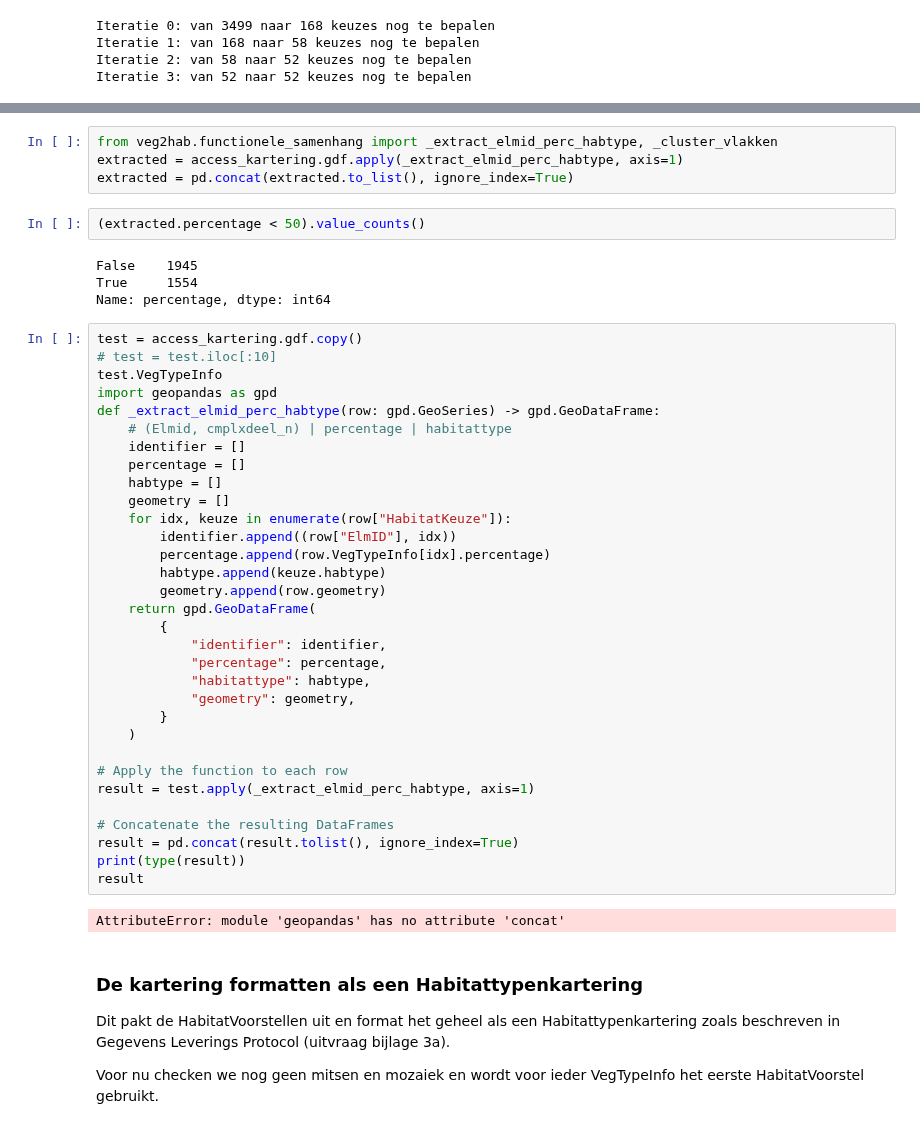
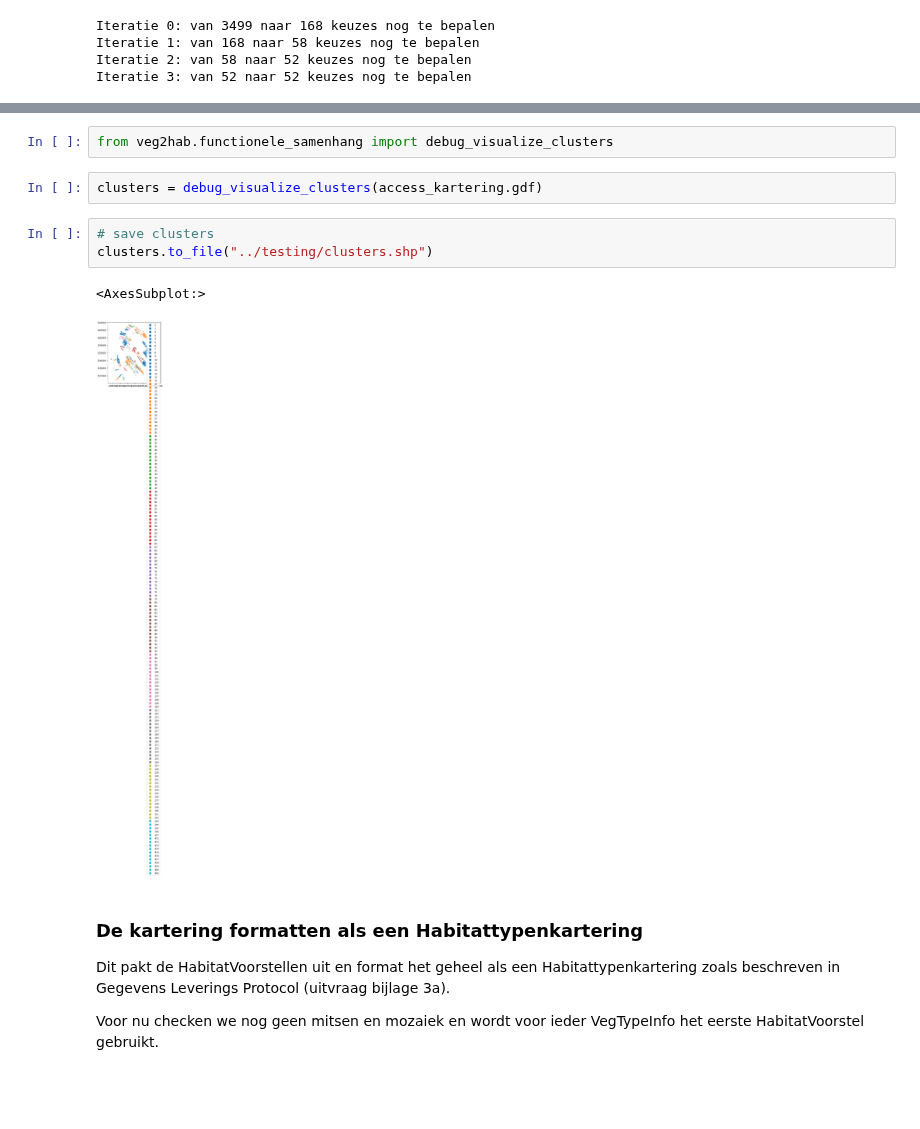
Before and after one commit to Spheer-ai/veg2hab, a Jupyter notebook: notebooks/functionality_test.ipynb, the cells around one changed output, grey strips where cells are left out. Drawn from its saved outputs; the diff is of its cells as text; blank space fills up the shorter version.

```diff
--- a/notebooks/functionality_test.ipynb
+++ b/notebooks/functionality_test.ipynb
@@ -182,47 +188,13 @@ AttributeError: 'GeoSeries' object has no attribute 'columns'
-# %%
-from veg2hab.functionele_samenhang import _extract_elmid_perc_habtype, _cluster_vlakken
-extracted = access_kartering.gdf.apply(_extract_elmid_perc_habtype, axis=1)
-extracted = pd.concat(extracted.to_list(), ignore_index=True)
-# %%
-(extracted.percentage < 50).value_counts()
-# %% [output]
-False    1945
-True     1554
-Name: percentage, dtype: int64
-# %%
-test = access_kartering.gdf.copy()
-# test = test.iloc[:10]
-test.VegTypeInfo
-import geopandas as gpd
-def _extract_elmid_perc_habtype(row: gpd.GeoSeries) -> gpd.GeoDataFrame:
-    # (Elmid, cmplxdeel_n) | percentage | habitattype
-    identifier = []
-    percentage = []
-    habtype = []
-    geometry = []
-    for idx, keuze in enumerate(row["HabitatKeuze"]):
-        identifier.append((row["ElmID"], idx))
-        percentage.append(row.VegTypeInfo[idx].percentage)
-        habtype.append(keuze.habtype)
-        geometry.append(row.geometry)
-    return gpd.GeoDataFrame(
-        {
-            "identifier": identifier,
-            "percentage": percentage,
-            "habitattype": habtype,
-            "geometry": geometry,
-        }
-    )
-
-# Apply the function to each row
-result = test.apply(_extract_elmid_perc_habtype, axis=1)
-
-# Concatenate the resulting DataFrames
-result = pd.concat(result.tolist(), ignore_index=True)
-print(type(result))
-result
-# %% [output]
-AttributeError: module 'geopandas' has no attribute 'concat'
+# %%
+from veg2hab.functionele_samenhang import debug_visualize_clusters
+# %%
+clusters = debug_visualize_clusters(access_kartering.gdf)
+# %%
+# save clusters
+clusters.to_file("../testing/clusters.shp")
+# %% [output]
+<AxesSubplot:>
+[figure, added]
 # %% [markdown]
 ### De kartering formatten als een Habitattypenkartering
 
```
Also changed, not shown: parts of 5 cells of this notebook, 8 other files.
